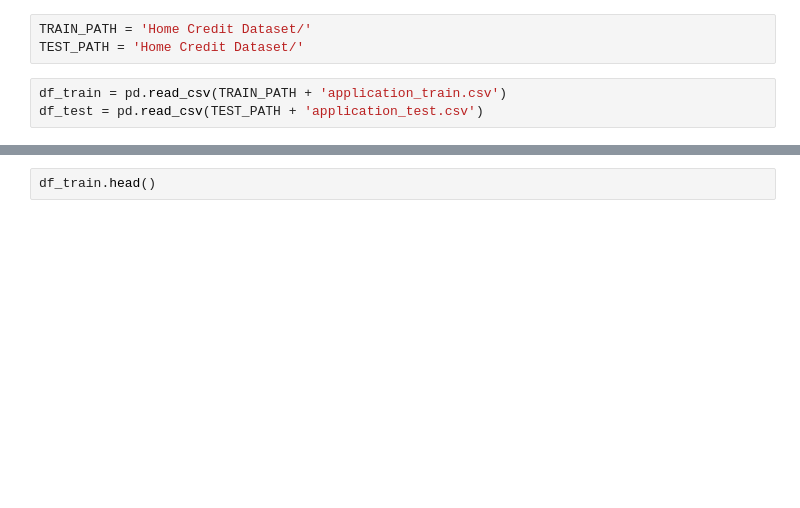
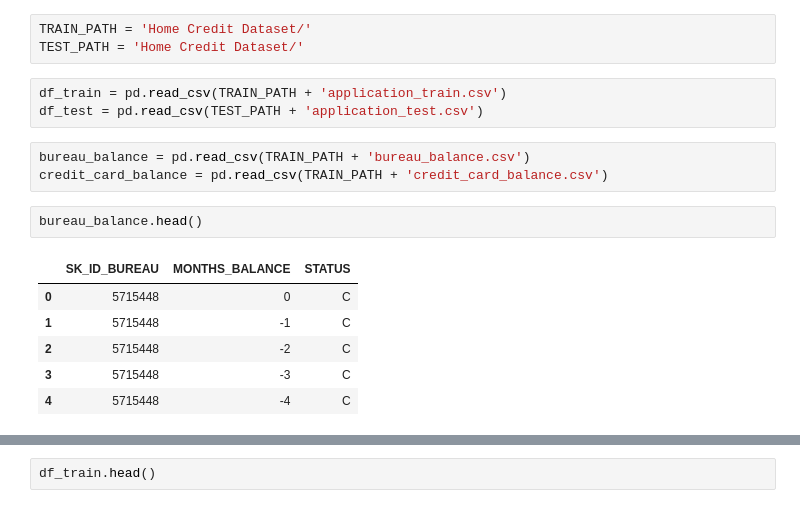
Before and after one commit to suhasmaddali/Predicting-Loan-Default-Using-Machine-Learning, a Jupyter notebook: Home Credit Python Project.ipynb, the cells around one changed output, grey strips where cells are left out. Drawn from its saved outputs; the diff is of its cells as text; blank space fills up the shorter version.

```diff
--- a/Home Credit Python Project.ipynb
+++ b/Home Credit Python Project.ipynb
@@ -15,3 +11,15 @@ TEST_PATH = 'Home Credit Dataset/'
 # %%
 df_train = pd.read_csv(TRAIN_PATH + 'application_train.csv')
 df_test = pd.read_csv(TEST_PATH + 'application_test.csv')
+# %%
+bureau_balance = pd.read_csv(TRAIN_PATH + 'bureau_balance.csv')
+credit_card_balance = pd.read_csv(TRAIN_PATH + 'credit_card_balance.csv')
+# %%
+bureau_balance.head()
+# %% [output]
+|  | SK_ID_BUREAU | MONTHS_BALANCE | STATUS |
+| 0 | 5715448 | 0 | C |
+| 1 | 5715448 | -1 | C |
+| 2 | 5715448 | -2 | C |
+| 3 | 5715448 | -3 | C |
+| 4 | 5715448 | -4 | C |
```
Also changed, not shown: parts of 4 cells of this notebook.
